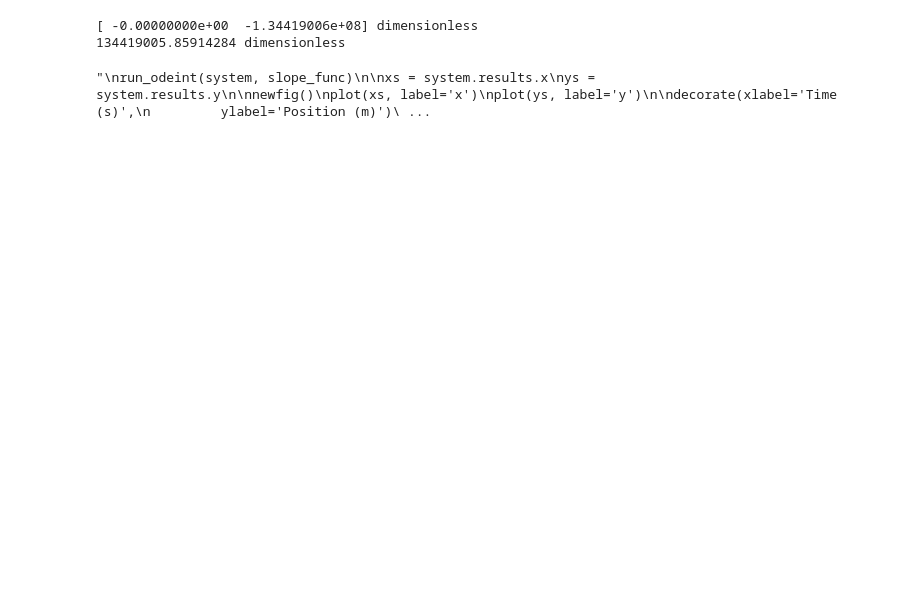
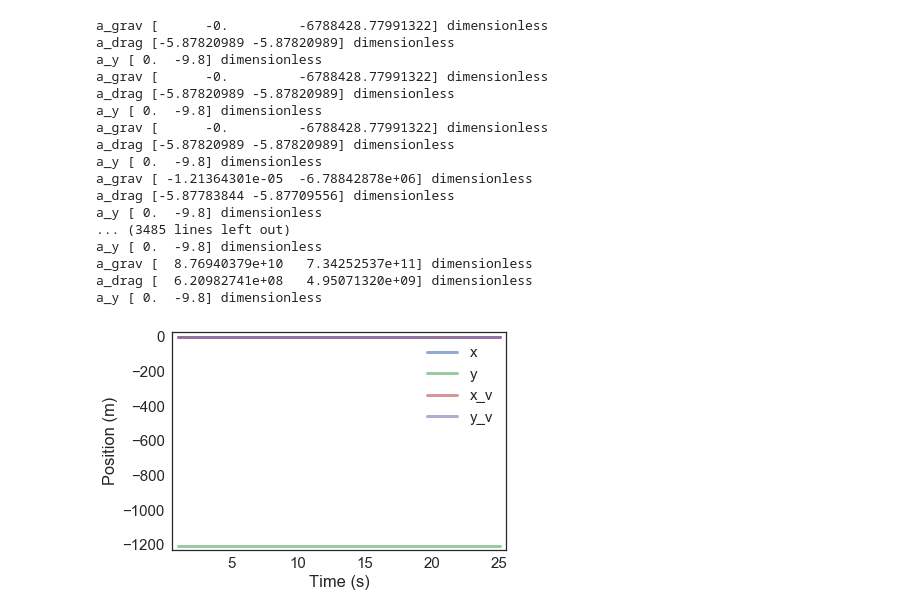
Before and after one commit to jzerez/ModSim-Project3, a Jupyter notebook: Sid's Dungeon of Questionable Morality.ipynb, the cells around one changed output. Saved outputs shown, nothing was run; the diff lists cells and outputs as text; code cells hidden in the pictures; blank space fills up the shorter version.

```diff
--- a/Sid's Dungeon of Questionable Morality.ipynb
+++ b/Sid's Dungeon of Questionable Morality.ipynb
@@ -1,13 +1,14 @@
 # %%
-%matplotlib notebook
+%matplotlib inline
 from modsim import *
 
-earth = Condition(thickness = 24140,
-                     radius1 = 20037137.47,
-                     radius2 = 6371393,
+earth = Condition(thickness = 2414,
+                     surface_area = 5.099686589e+14,
                      density = 5510)
-earth.volume1 = earth.thickness * earth.radius1** 2 * np.pi
-earth.volume2 = earth.thickness * earth.radius2**2 * np.pi
+
+
+earth.radius = sqrt(earth.surface_area / (8 * np.pi))
+earth.volume1 = earth.thickness * earth.radius** 2 * np.pi
 earth.mass = earth.volume1 * earth.density
 
 
@@ -21,7 +22,7 @@ baseball = Condition(x = 0,
                       rho = 1.2,
                       C_d = 0.3,
                       angle = 45,
-                      velocity = 4000,
+                      velocity = 40,
                       duration = 25.1)
 
 def make_system(condition):
@@ -57,39 +58,58 @@ def slope_func(state, t, system):
     unpack(system)
     p = Vector(x, y)
     v = Vector(vx, vy)
-    f_grav = (-G * earth.mass * mass * p/ (p.mag**2))
+    f_grav = (-G * earth.mass * mass * p.hat()/ (p.mag**1))
     f_drag = -rho * v.mag * v * C_d * area / 2
-
-    print(f_grav)
-    print(f_grav.mag)
 
     a_grav = f_grav / mass
     a_drag = f_drag / mass
+
     a_y= Vector(0, -ay)
+
+    print("a_grav",f_grav)
+    print("a_drag",a_drag)
+    print("a_y",a_y)
 
     a = a_grav + a_drag + a_y
 
-
     return vx, vy, a.x, a.y
 # %%
 system = make_system(baseball)
 slope_func(system.init, 0, system)
 
-"""
 run_odeint(system, slope_func)
 
 xs = system.results.x
-ys = system.results.y
+ys = system.results.y - (earth.thickness/2) + 1
+
+xv = system.results.vx
+yv = system.results.vy
 
 newfig()
-plot(xs, label='x')
-plot(ys, label='y')
+plot(xs[1:], label='x')
+plot(ys[1:], label='y')
+plot(xv[1:], label='x_v')
+plot(yv[1:], label='y_v')
 
 decorate(xlabel='Time (s)',
          ylabel='Position (m)')
-"""
 # %% [output]
-[ -0.00000000e+00  -1.34419006e+08] dimensionless
-134419005.85914284 dimensionless
+a_grav [      -0.         -6788428.77991322] dimensionless
+a_drag [-5.87820989 -5.87820989] dimensionless
+a_y [ 0.  -9.8] dimensionless
+a_grav [      -0.         -6788428.77991322] dimensionless
+a_drag [-5.87820989 -5.87820989] dimensionless
+a_y [ 0.  -9.8] dimensionless
+a_grav [      -0.         -6788428.77991322] dimensionless
+a_drag [-5.87820989 -5.87820989] dimensionless
+a_y [ 0.  -9.8] dimensionless
+a_grav [ -1.21364301e-05  -6.78842878e+06] dimensionless
+a_drag [-5.87783844 -5.87709556] dimensionless
+a_y [ 0.  -9.8] dimensionless
+... (3485 lines left out)
+a_y [ 0.  -9.8] dimensionless
+a_grav [  8.76940379e+10   7.34252537e+11] dimensionless
+a_drag [  6.20982741e+08   4.95071320e+09] dimensionless
+a_y [ 0.  -9.8] dimensionless
-"\nrun_odeint(system, slope_func)\n\nxs = system.results.x\nys = system.results.y\n\nnewfig()\nplot(xs, label='x')\nplot(ys, label='y')\n\ndecorate(xlabel='Time (s)',\n         ylabel='Position (m)')\ ...
+[figure, added]
 # %%
```
Also changed, not shown: parts of 1 cell of this notebook.
